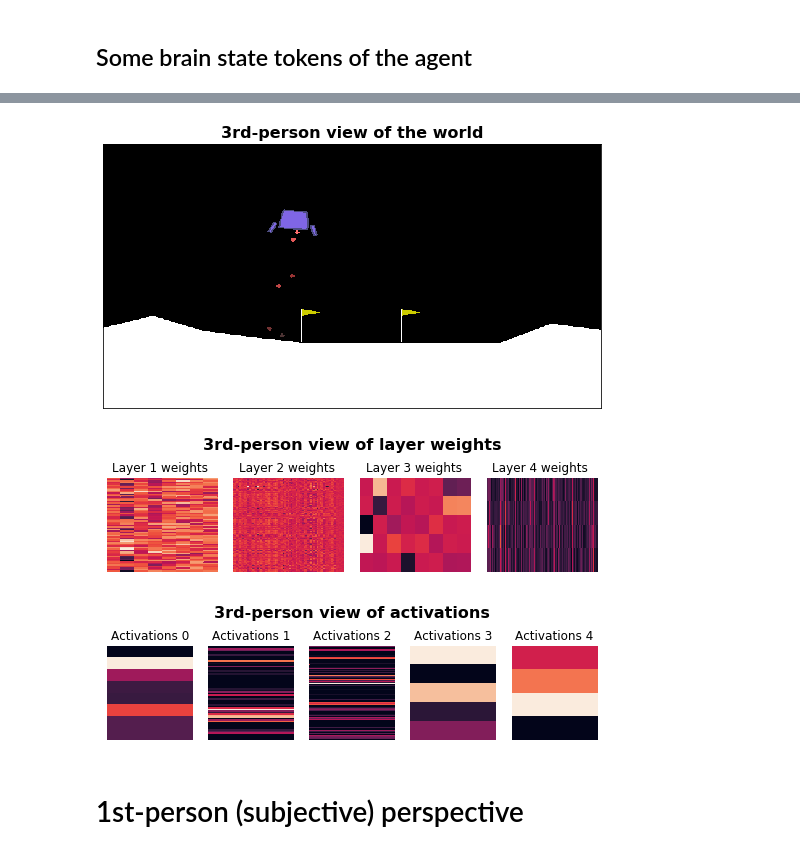
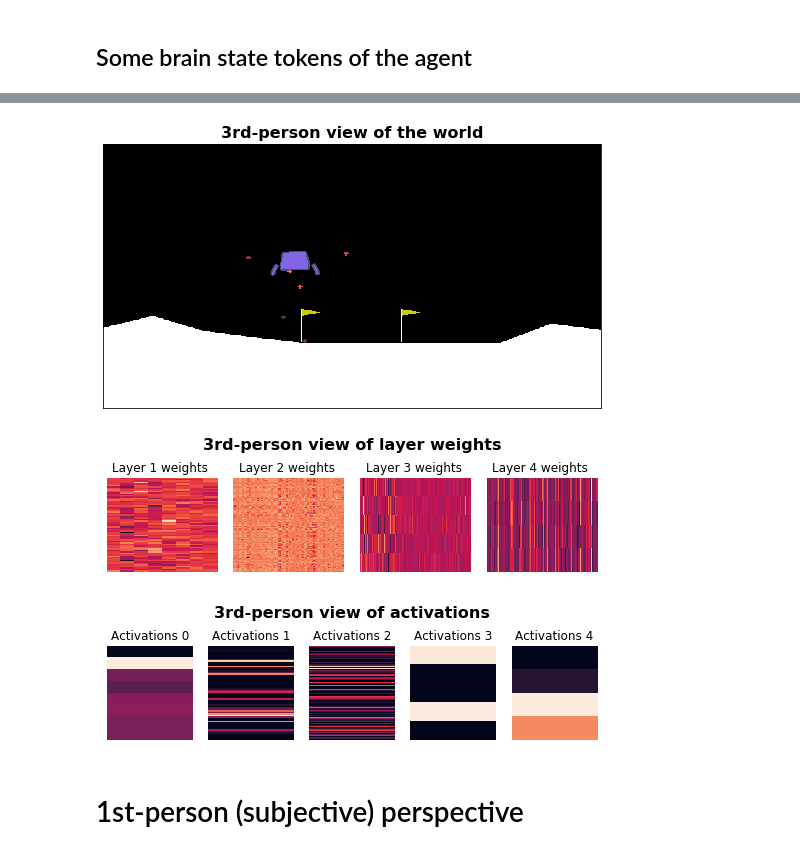
Before and after one commit to Josh-Joseph/tsc-2019, a Jupyter notebook: notebooks/TSC Sandbox v3.ipynb, the cells around one changed output, grey strips where cells are left out. Cells and saved outputs as stored; diff of their text form; code cells hidden in the pictures.

```diff
--- a/notebooks/TSC Sandbox v3.ipynb
+++ b/notebooks/TSC Sandbox v3.ipynb
@@ -124,9 +124,9 @@ visualize_third_person_brain_state_token(50)
 # %%
-visualize_third_person_brain_state_token(200)
+visualize_third_person_brain_state_token(150)
 # %% [output]
-[figure, old version]
+[figure, new version]
-[figure, old version]
+[figure, new version]
-[figure, old version]
+[figure, new version]
 # %% [markdown]
 # 1st-person (subjective) perspective
 # %% [markdown]
```
Also changed, not shown: parts of 14 cells of this notebook, 6 other files.
